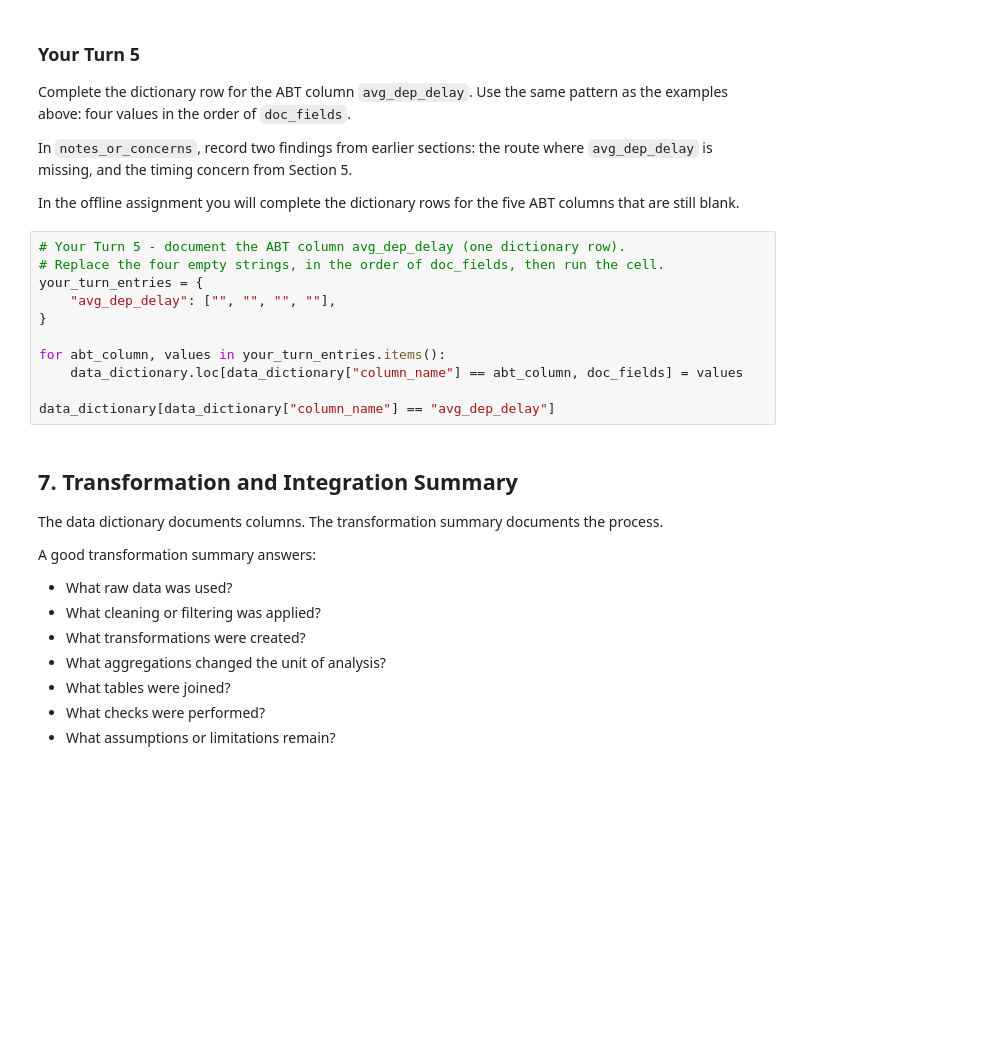
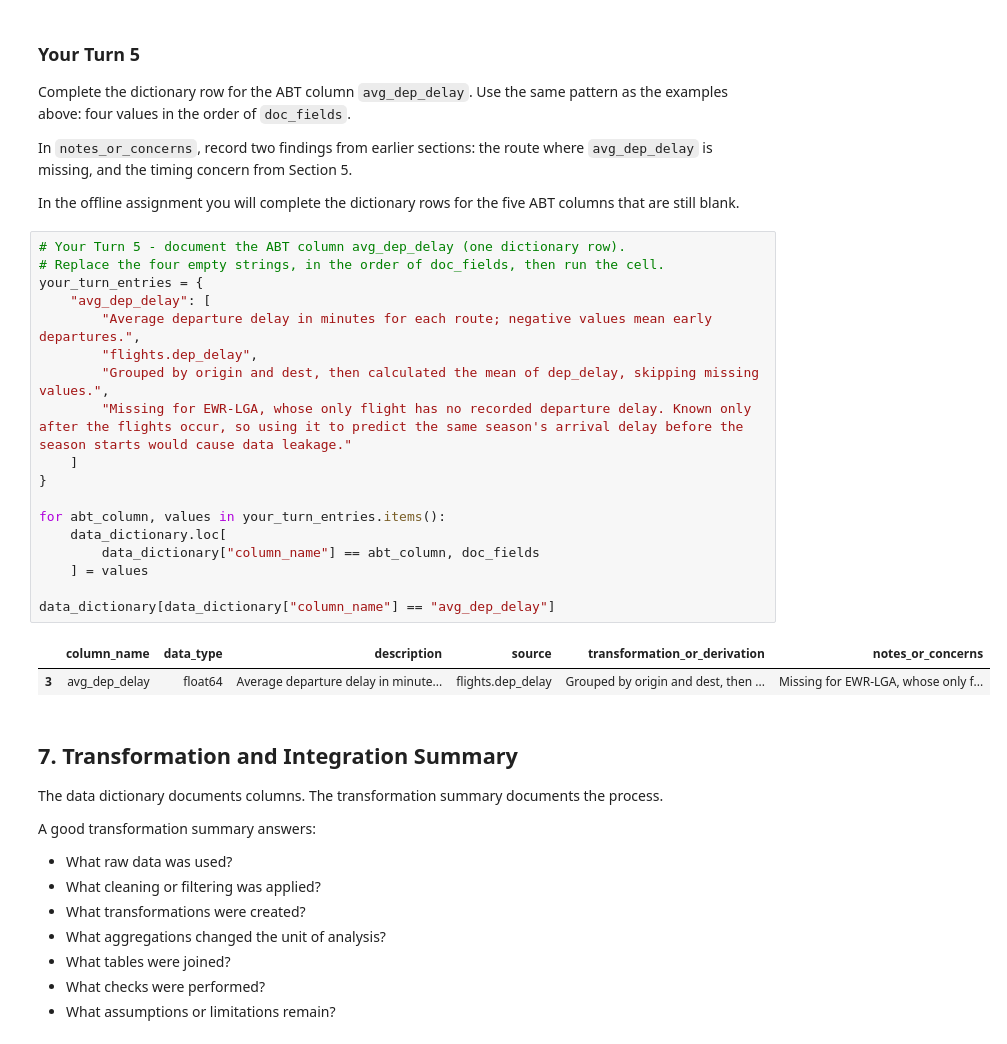
Before and after one commit to Shwesein/ban6003-module11-shwesein, a Jupyter notebook: notebooks/module11_abt_documentation_guided_lab.ipynb, the cells around one changed output. Saved outputs shown, nothing was run; the diff lists cells and outputs as text; blank space fills up the shorter version.

```diff
--- a/notebooks/module11_abt_documentation_guided_lab.ipynb
+++ b/notebooks/module11_abt_documentation_guided_lab.ipynb
@@ -394,14 +541,24 @@ In the offline assignment you will complete the dictionary rows for the five ABT
 # %%
 # Your Turn 5 - document the ABT column avg_dep_delay (one dictionary row).
 # Replace the four empty strings, in the order of doc_fields, then run the cell.
 your_turn_entries = {
-    "avg_dep_delay": ["", "", "", ""],
+    "avg_dep_delay": [
+        "Average departure delay in minutes for each route; negative values mean early departures.",
+        "flights.dep_delay",
+        "Grouped by origin and dest, then calculated the mean of dep_delay, skipping missing values.",
+        "Missing for EWR-LGA, whose only flight has no recorded departure delay. Known only after the flights occur, so using it to predict the same season's arrival delay before the season starts would cause data leakage."
+    ]
 }
 
 for abt_column, values in your_turn_entries.items():
-    data_dictionary.loc[data_dictionary["column_name"] == abt_column, doc_fields] = values
+    data_dictionary.loc[
+        data_dictionary["column_name"] == abt_column, doc_fields
+    ] = values
 
 data_dictionary[data_dictionary["column_name"] == "avg_dep_delay"]
+# %% [output]
+|  | column_name | data_type | description | source | transformation_or_derivation | notes_or_concerns |
+| 3 | avg_dep_delay | float64 | Average departure delay in minute... | flights.dep_delay | Grouped by origin and dest, then ... | Missing for EWR-LGA, whose only f... |
 # %% [markdown]
 ## 7. Transformation and Integration Summary
 
```
Also changed, not shown: parts of 31 cells of this notebook.
